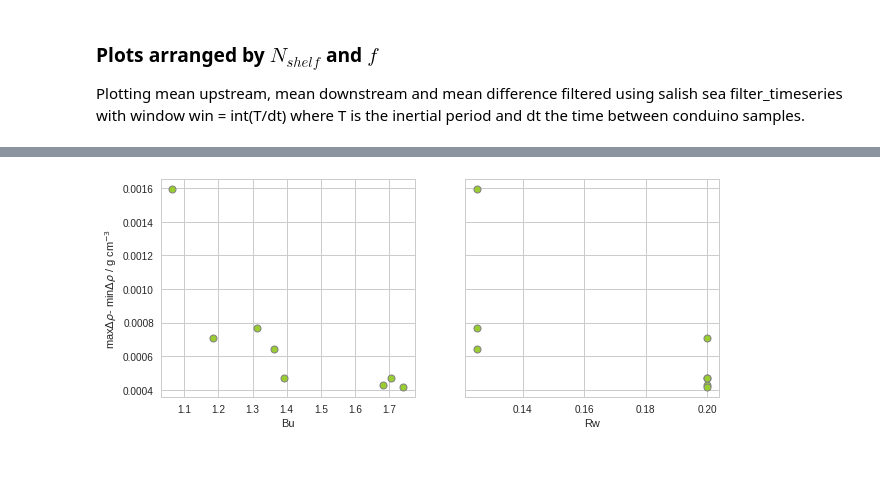
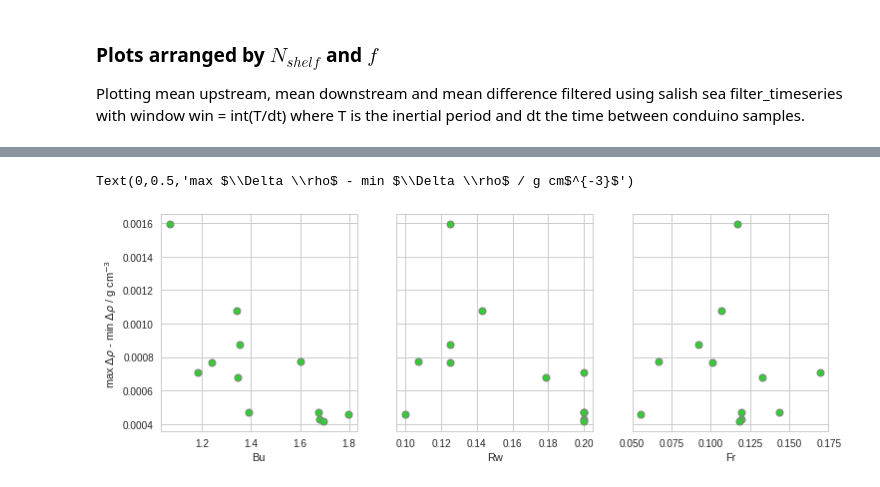
Before and after one commit to UBC-MOAD/MultipleCanyons, a Jupyter notebook: lab/Conduino/notebooks/all_experiments_two_canyons.ipynb, the cells around one changed output, grey strips where cells are left out. Cells and saved outputs as stored; diff of their text form; code cells hidden in the pictures.

```diff
--- a/lab/Conduino/notebooks/all_experiments_two_canyons.ipynb
+++ b/lab/Conduino/notebooks/all_experiments_two_canyons.ipynb
@@ -453,9 +451,9 @@ def filter_timeseries(record, winlen=39):
 
     return filtered
 # %%
-fig, ((ax0,ax1),(ax2,ax3),(ax4,ax5),(ax6,ax7)) = plt.subplots(4, 2, figsize=(12,12), sharey=True, sharex=True)
+fig, ((ax0,ax1),(ax2,ax3),(ax4,ax5),(ax6,ax7),(ax8,ax9),(ax10,ax11)) = plt.subplots(6, 2, figsize=(15,12), sharey=True, sharex=True)
 
-axs = [ax0,ax1,ax2,ax3,ax4,ax5,ax6,ax7]
+axs = [ax0,ax1,ax2,ax3,ax4,ax5,ax6,ax7,ax8,ax9,ax10,ax11]
 
 for exp, kk, ax in zip(exp_Norder, range(exp_num), axs):
     avg1 = np.zeros_like(time)
@@ -463,14 +461,19 @@ for exp, kk, ax in zip(exp_Norder, range(exp_num), axs):
     avg3 = np.zeros_like(time)
 
     for ii,col in zip(range(len(exp['run_files'])),colors):
+
         filepath = exp['dir']+exp['run_files'][ii]
         mat = sio.loadmat(filepath, squeeze_me=True)
         P1 = mat['ch1']
         P2 = mat['ch2']
         dt = mat['dt']
         time = mat['time']
-        dens1 = ctools.densANK1_09Aug19(P1)
-        dens2 = ctools.densANK2_09Aug19(P2)
+        if exp['calibration']=='09Aug19':
+            dens1 = ctools.densANK1_09Aug19(P1)
+            dens2 = ctools.densANK2_09Aug19(P2)
+        else:
+            dens1 = ctools.densANK1_17Aug19(P1)
+            dens2 = ctools.densANK2_17Aug19(P2)
         avg1 = avg1+(dens1-dens1[0])
         avg2 = avg2+(dens2-dens2[0])
         avg3 = avg3+((dens1-dens1[0])-(dens2-dens2[0]))
@@ -479,6 +482,7 @@ for exp, kk, ax in zip(exp_Norder, range(exp_num), axs):
     win = int(inertial_period/dt)
     print(inertial_period)
     ax.axhline(0, color='0.8')
+    plot_uprofile(ax)
     ax.text(0.65,0.8,'$N_{shelf}$ = %1.2f s$^{-1}$ \n $f$ = %1.2f s$^{-1}$ \n win = %d or %1.1f s' \
             %(exp["Nshelf"],exp["fo"],win, win*dt), transform=ax.transAxes,
             bbox=dict(facecolor='white', alpha=1) )
@@ -491,10 +495,10 @@ for exp, kk, ax in zip(exp_Norder, range(exp_num), axs):
             '-',color='0.5', label='ups-dns')
 
 
-for ax in [ax0,ax2,ax4,ax6]:
+for ax in [ax0,ax2,ax4,ax6,ax8]:
     ax.set_ylabel('density change / gcm$^{-3}$')
-ax6.set_xlabel('time / s')
-ax5.set_xlabel('time / s')
+ax7.set_xlabel('time / s')
+ax8.set_xlabel('time / s')
 ax1.legend(bbox_to_anchor=(1.35,1))
 # %% [output]
 12.566370614359172
@@ -510,40 +518,54 @@ ax1.legend(bbox_to_anchor=(1.35,1))
 # %%
-fig, (ax1,ax2) = plt.subplots(1, 2, figsize=(10,4), sharey=True)
+fig, (ax1,ax2,ax3) = plt.subplots(1, 3, figsize=(12,4), sharey=True)
 
 for exp, kk in zip(exp_Norder, range(exp_num)):
     avg1 = np.zeros_like(time)
     avg2 = np.zeros_like(time)
     avg3 = np.zeros_like(time)
-
+    Navg = np.zeros(len(exp['run_files']))
     for ii,col in zip(range(len(exp['run_files'])),colors):
         filepath = exp['dir']+exp['run_files'][ii]
         mat = sio.loadmat(filepath, squeeze_me=True)
         P1 = mat['ch1']
         P2 = mat['ch2']
         dt = mat['dt']
         time = mat['time']
-        dens1 = ctools.densANK1_09Aug19(P1)
-        dens2 = ctools.densANK2_09Aug19(P2)
+        if exp['calibration']=='09Aug19':
+            dens1 = ctools.densANK1_09Aug19(P1)
+            dens2 = ctools.densANK2_09Aug19(P2)
+        else:
+            dens1 = ctools.densANK1_17Aug19(P1)
+            dens2 = ctools.densANK2_17Aug19(P2)
         avg1 = avg1+(dens1-dens1[0])
         avg2 = avg2+(dens2-dens2[0])
         avg3 = avg3+((dens1-dens1[0])-(dens2-dens2[0]))
 
+        Navg[ii] = ((9.81/998.5)*((1000*exp["rho_sb"][ii]-1000*exp["rho_top"][ii])/(exp["hsb"]*0.01)))**0.5
+    W = 5 # cm
+    N = np.nanmean(Navg)
+    Bu = N*exp["hsb"]/(exp["fo"]*W)
+    Rw = exp["U"]/(exp["fo"]*W)
+    Fr = exp["U"]/(N*exp["hsb"])
+
     inertial_period = 1/((exp["fo"])/(2*np.pi))
     win = int(inertial_period/dt)
-    ax1.plot((exp["Nshelf"]*2.9)/(exp["fo"]*5),
-             (np.max(filter_timeseries(avg3[0:2400]/(len(exp['run_files'])),winlen=win))-
-              np.min(filter_timeseries(avg3[1000:2400]/(len(exp['run_files'])),winlen=win))),
-            'o',color='yellowgreen', label=exp["date"], mec='0.5',mew=1)
-    ax2.plot(0.5/(exp["fo"]*5),
-             (np.max(filter_timeseries(avg3[0:2400]/(len(exp['run_files'])),winlen=win))-
-              np.min(filter_timeseries(avg3[1000:2400]/(len(exp['run_files'])),winlen=win))),
-            'o',color='yellowgreen', label=exp["date"], mec='0.5',mew=1)
+    sca = ax1.plot(Bu,(np.max(filter_timeseries(avg3[0:2400]/(len(exp['run_files'])),winlen=win))-
+                       np.min(filter_timeseries(avg3[1000:2400]/(len(exp['run_files'])),winlen=win))),
+                   'o',color='limegreen', markeredgecolor='0.5', markeredgewidth=1)
+    sca2 = ax2.plot(Rw,(np.max(filter_timeseries(avg3[0:2400]/(len(exp['run_files'])),winlen=win))-
+                        np.min(filter_timeseries(avg3[1000:2400]/(len(exp['run_files'])),winlen=win))),
+                    'o',color='limegreen', markeredgecolor='0.5', markeredgewidth=1)
+    sca3 = ax3.plot(Fr,(np.max(filter_timeseries(avg3[0:2400]/(len(exp['run_files'])),winlen=win))-
+                        np.min(filter_timeseries(avg3[1000:2400]/(len(exp['run_files'])),winlen=win))),
+                    'o',color='limegreen', markeredgecolor='0.5', markeredgewidth=1)
 
-    ax1.set_xlabel('Bu')
-    ax1.set_ylabel(r'max $\Delta \rho$ - min $\Delta \rho$ / g cm$^{-3}$')
-    ax2.set_xlabel('Rw')
+ax1.set_xlabel('Bu')
+ax2.set_xlabel('Rw')
+ax3.set_xlabel('Fr')
+ax1.set_ylabel(r'max $\Delta \rho$ - min $\Delta \rho$ / g cm$^{-3}$')
 # %% [output]
+Text(0,0.5,'max $\\Delta \\rho$ - min $\\Delta \\rho$ / g cm$^{-3}$')
-[figure, old version]
+[figure, new version]
 # %%
 fig, (ax1) = plt.subplots(1, 1, figsize=(4,4), sharey=True)
 
```
Also changed, not shown: parts of 18 cells of this notebook, 6 other files.
